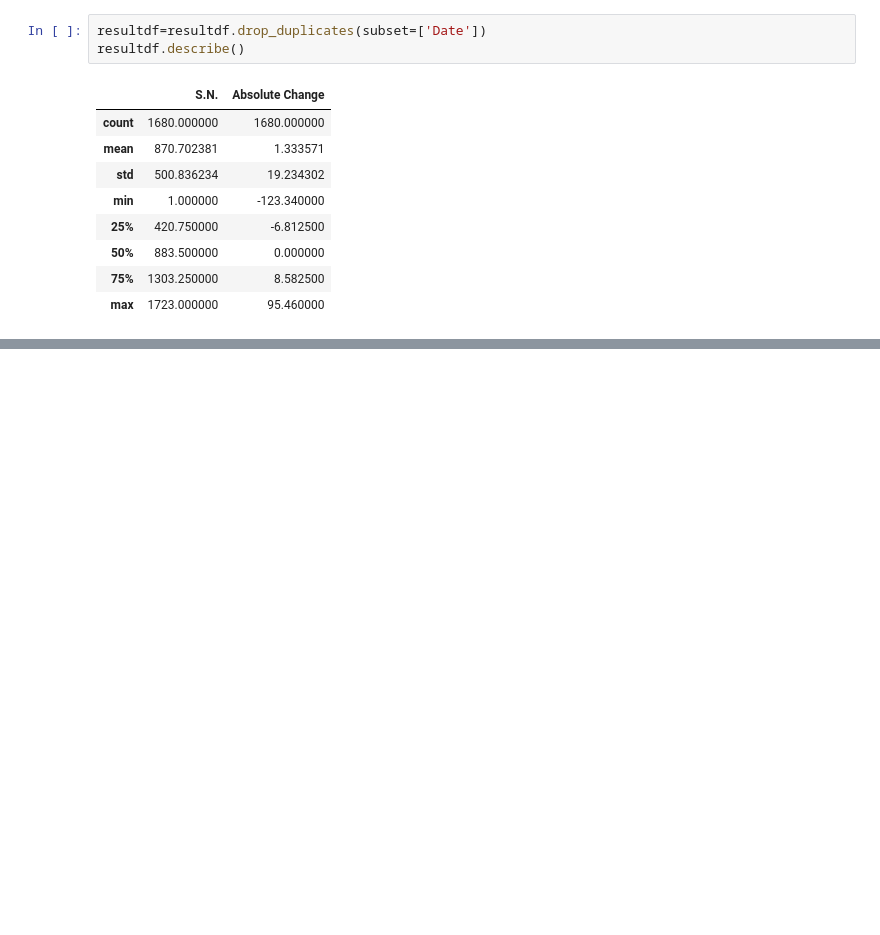
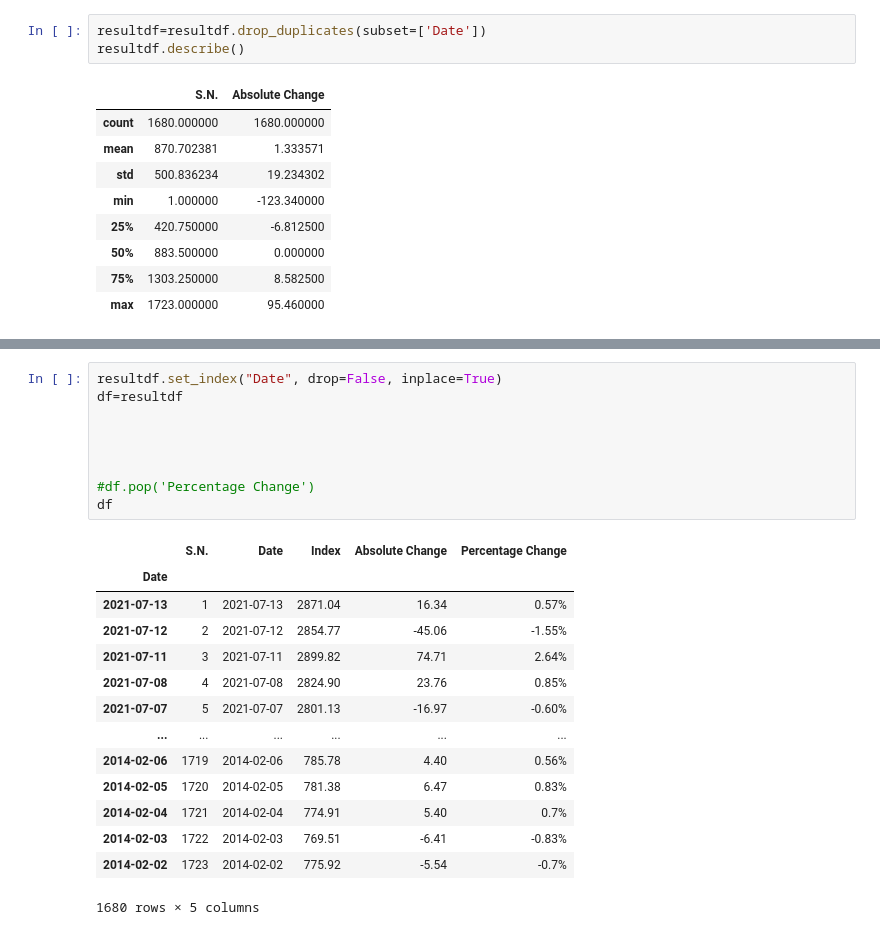
Before and after one commit to Abhinav0057/Data-Analysis, a Jupyter notebook: dataMiningProject.ipynb, the cells around one changed output, grey strips where cells are left out. Saved outputs shown, nothing was run; the diff lists cells and outputs as text; blank space fills up the shorter version.

```diff
--- a/dataMiningProject.ipynb
+++ b/dataMiningProject.ipynb
@@ -161,0 +176,24 @@ print(' resultdf will be our working df ')
+# %%
+resultdf.set_index("Date", drop=False, inplace=True)
+df=resultdf
+
+
+
+
+#df.pop('Percentage Change')
+df
+# %% [output]
+|  | S.N. | Date | Index | Absolute Change | Percentage Change |
+| Date |  |  |  |  |  |
+| 2021-07-13 | 1 | 2021-07-13 | 2871.04 | 16.34 | 0.57% |
+| 2021-07-12 | 2 | 2021-07-12 | 2854.77 | -45.06 | -1.55% |
+| 2021-07-11 | 3 | 2021-07-11 | 2899.82 | 74.71 | 2.64% |
+| 2021-07-08 | 4 | 2021-07-08 | 2824.90 | 23.76 | 0.85% |
+| 2021-07-07 | 5 | 2021-07-07 | 2801.13 | -16.97 | -0.60% |
+| ... | ... | ... | ... | ... | ... |
+| 2014-02-06 | 1719 | 2014-02-06 | 785.78 | 4.40 | 0.56% |
+| 2014-02-05 | 1720 | 2014-02-05 | 781.38 | 6.47 | 0.83% |
+| 2014-02-04 | 1721 | 2014-02-04 | 774.91 | 5.40 | 0.7% |
+| 2014-02-03 | 1722 | 2014-02-03 | 769.51 | -6.41 | -0.83% |
+| 2014-02-02 | 1723 | 2014-02-02 | 775.92 | -5.54 | -0.7% |
+1680 rows × 5 columns
```
Also changed, not shown: parts of 14 cells of this notebook.
